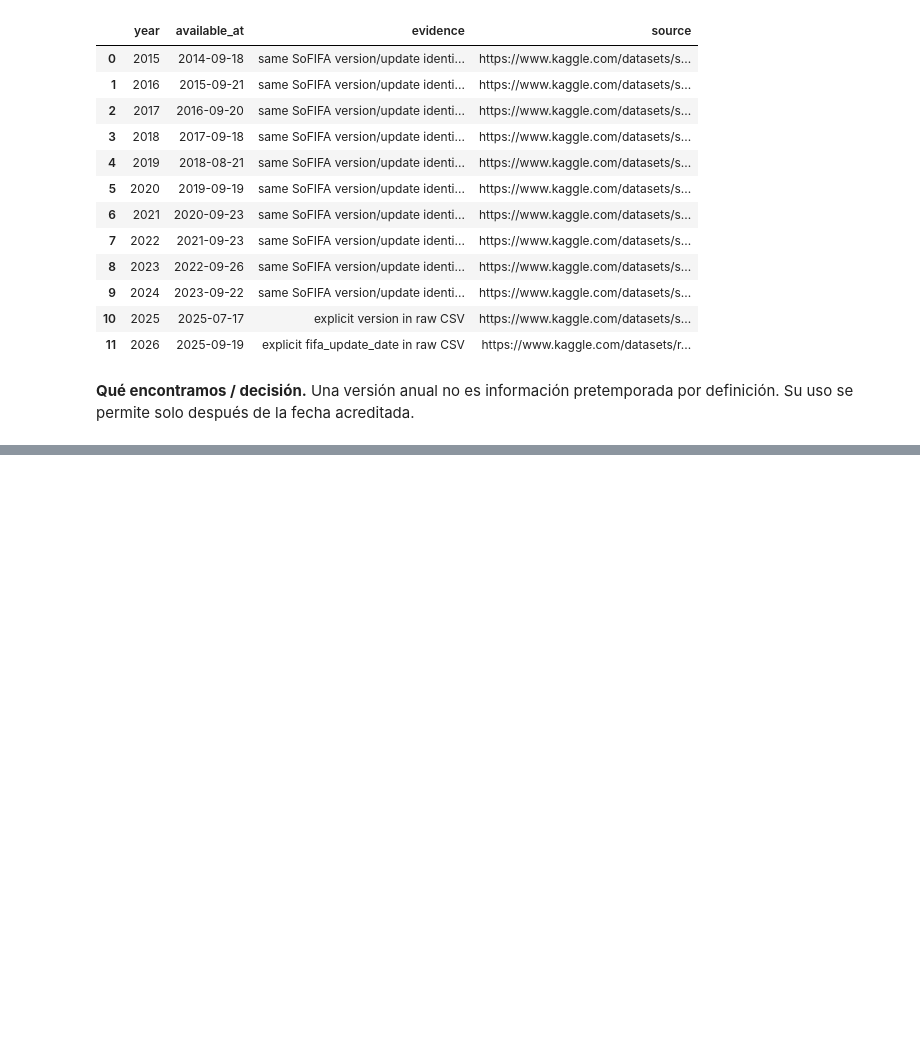
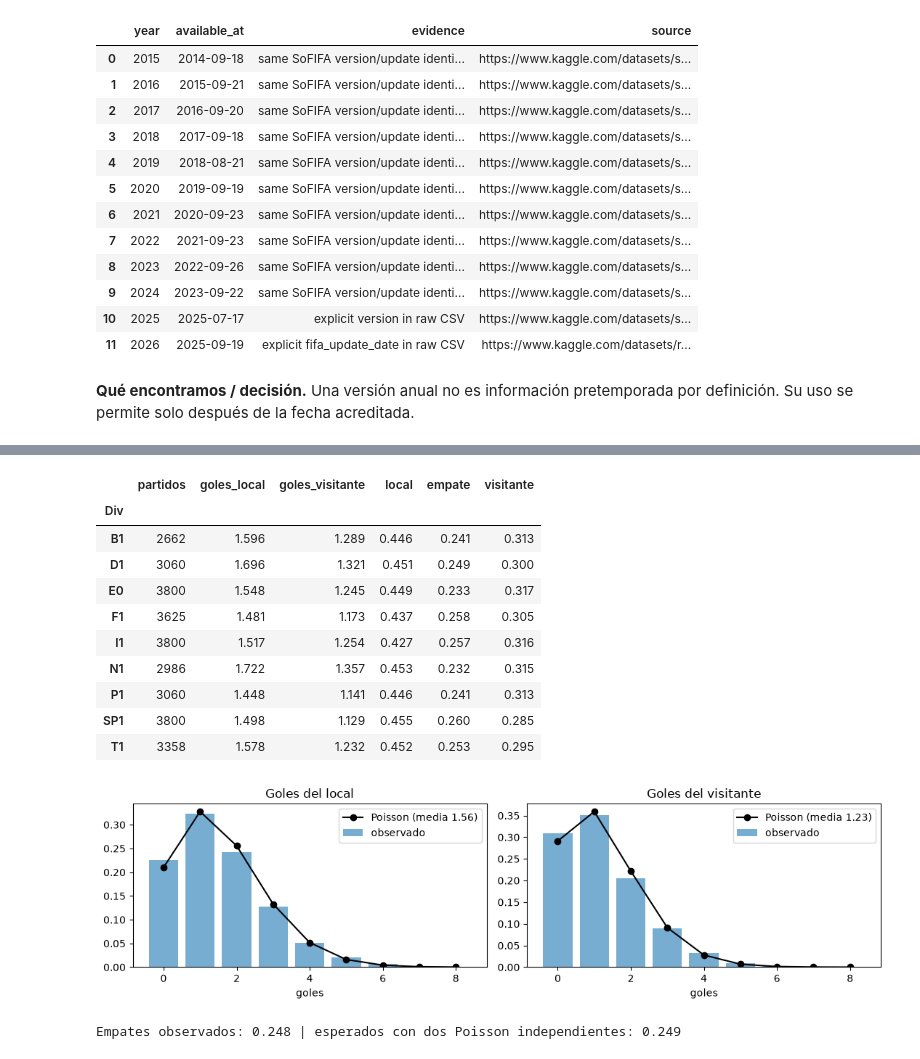
Before and after one commit to jcarlos-t/MLProject, a Jupyter notebook: scripts/notebooks/01_eda.ipynb, the cells around one changed output, grey strips where cells are left out. Cells and saved outputs as stored; diff of their text form; code cells hidden in the pictures; blank space fills up the shorter version.

```diff
--- a/scripts/notebooks/01_eda.ipynb
+++ b/scripts/notebooks/01_eda.ipynb
@@ -107,0 +163,27 @@ display(pd.DataFrame(dates['snapshots'])[['year','available_at','evidence','sour
+# %%
+from scipy.stats import poisson
+liga = tv.groupby('Div').agg(partidos=('FTR', 'size'), goles_local=('FTHG', 'mean'), goles_visitante=('FTAG', 'mean'),
+    local=('FTR', lambda s: s.eq('H').mean()), empate=('FTR', lambda s: s.eq('D').mean()), visitante=('FTR', lambda s: s.eq('A').mean()))
+display(liga.round(3))
+k = np.arange(0, 9); fig, axes = plt.subplots(1, 2, figsize=(11, 3.2))
+for ax, col, name in [(axes[0], 'FTHG', 'local'), (axes[1], 'FTAG', 'visitante')]:
+    ax.bar(k, tv[col].value_counts(normalize=True).reindex(k, fill_value=0), alpha=.6, label='observado')
+    ax.plot(k, poisson.pmf(k, tv[col].mean()), 'o-', color='black', label=f'Poisson (media {tv[col].mean():.2f})')
+    ax.set_title('Goles del '+name); ax.set_xlabel('goles'); ax.legend()
+plt.tight_layout(); plt.show()
+indep = float(sum(poisson.pmf(i, tv.FTHG.mean())*poisson.pmf(i, tv.FTAG.mean()) for i in range(15)))
+print(f'Empates observados: {tv.FTR.eq("D").mean():.3f} | esperados con dos Poisson independientes: {indep:.3f}')
+# %% [output]
+|  | partidos | goles_local | goles_visitante | local | empate | visitante |
+| Div |  |  |  |  |  |  |
+| B1 | 2662 | 1.596 | 1.289 | 0.446 | 0.241 | 0.313 |
+| D1 | 3060 | 1.696 | 1.321 | 0.451 | 0.249 | 0.300 |
+| E0 | 3800 | 1.548 | 1.245 | 0.449 | 0.233 | 0.317 |
+| F1 | 3625 | 1.481 | 1.173 | 0.437 | 0.258 | 0.305 |
+| I1 | 3800 | 1.517 | 1.254 | 0.427 | 0.257 | 0.316 |
+| N1 | 2986 | 1.722 | 1.357 | 0.453 | 0.232 | 0.315 |
+| P1 | 3060 | 1.448 | 1.141 | 0.446 | 0.241 | 0.313 |
+| SP1 | 3800 | 1.498 | 1.129 | 0.455 | 0.260 | 0.285 |
+| T1 | 3358 | 1.578 | 1.232 | 0.452 | 0.253 | 0.295 |
+[figure, added]
+Empates observados: 0.248 | esperados con dos Poisson independientes: 0.249
```
Also changed, not shown: parts of 18 cells of this notebook, 26 other files.
